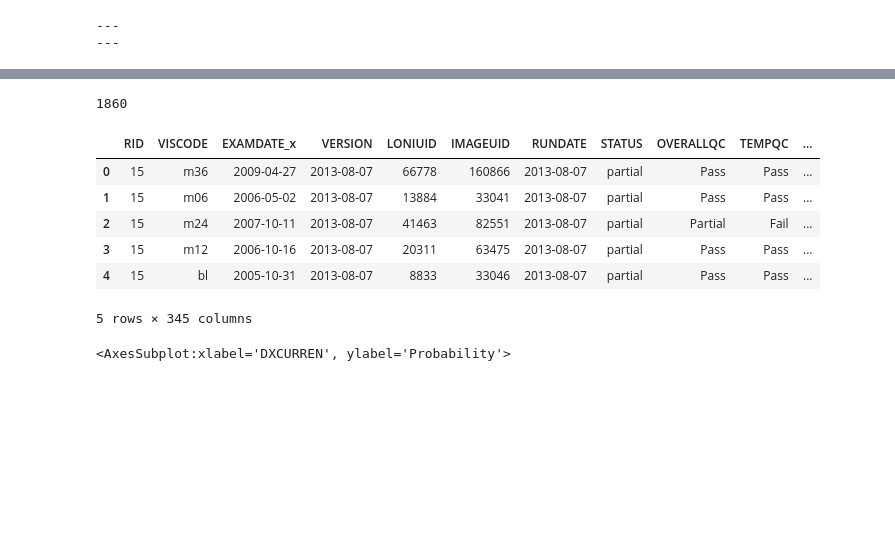
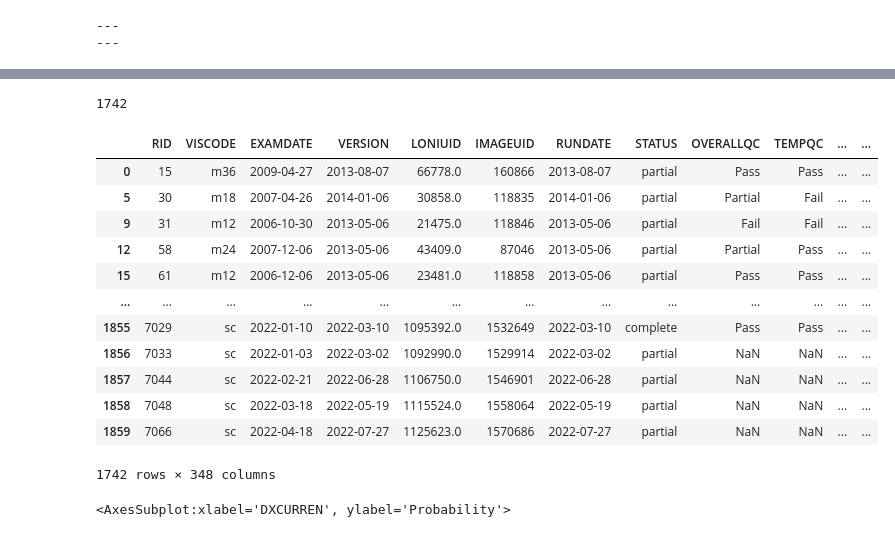
Before and after one commit to V1ncenttt/FYP-Alzheimer-Harmonisation, a Jupyter notebook: src/new_classifiers.ipynb, the cells around one changed output, grey strips where cells are left out. Saved outputs shown, nothing was run; the diff lists cells and outputs as text; code cells hidden in the pictures; blank space fills up the shorter version.

```diff
--- a/src/new_classifiers.ipynb
+++ b/src/new_classifiers.ipynb
@@ -80,17 +99,32 @@ img_dx3 = pd.merge(img_adni3, dx3[["VISCODE2", "RID", "DIAGNOSIS", "Phase"]], le
-# %%
-len(img_dx3)
-# %% [output]
-1860
-# %%
-img_dx1.head()
-# %% [output]
-|  | RID | VISCODE | EXAMDATE_x | VERSION | LONIUID | IMAGEUID | RUNDATE | STATUS | OVERALLQC | TEMPQC | ... |
-| 0 | 15 | m36 | 2009-04-27 | 2013-08-07 | 66778 | 160866 | 2013-08-07 | partial | Pass | Pass | ... |
-| 1 | 15 | m06 | 2006-05-02 | 2013-08-07 | 13884 | 33041 | 2013-08-07 | partial | Pass | Pass | ... |
-| 2 | 15 | m24 | 2007-10-11 | 2013-08-07 | 41463 | 82551 | 2013-08-07 | partial | Partial | Fail | ... |
-| 3 | 15 | m12 | 2006-10-16 | 2013-08-07 | 20311 | 63475 | 2013-08-07 | partial | Pass | Pass | ... |
-| 4 | 15 | bl | 2005-10-31 | 2013-08-07 | 8833 | 33046 | 2013-08-07 | partial | Pass | Pass | ... |
-5 rows × 345 columns
+# %%
+(img_dx1['PTID'].append(img_dx2go['PTID'].append(img_dx3['PTID']))).nunique()
+# %% [output]
+1742
+# %%
+img_dx1.rename(columns={"VISCODE": "VISCODE2"})
+img_dx2go.drop(["COLPROT"], inplace=True, axis=1)
+img_dx3.drop(["COLPROT"], inplace=True, axis=1)
+# %%
+img = img_dx1.append(img_dx2go.append(img_dx3))
+# %%
+firstvisits = ~img.duplicated(subset=['PTID'], keep='first')
+img = img.loc[firstvisits].copy()
+# %%
+img
+# %% [output]
+|  | RID | VISCODE | EXAMDATE | VERSION | LONIUID | IMAGEUID | RUNDATE | STATUS | OVERALLQC | TEMPQC | ... | ... |
+| 0 | 15 | m36 | 2009-04-27 | 2013-08-07 | 66778.0 | 160866 | 2013-08-07 | partial | Pass | Pass | ... | ... |
+| 5 | 30 | m18 | 2007-04-26 | 2014-01-06 | 30858.0 | 118835 | 2014-01-06 | partial | Partial | Fail | ... | ... |
+| 9 | 31 | m12 | 2006-10-30 | 2013-05-06 | 21475.0 | 118846 | 2013-05-06 | partial | Fail | Fail | ... | ... |
+| 12 | 58 | m24 | 2007-12-06 | 2013-05-06 | 43409.0 | 87046 | 2013-05-06 | partial | Partial | Pass | ... | ... |
+| 15 | 61 | m12 | 2006-12-06 | 2013-05-06 | 23481.0 | 118858 | 2013-05-06 | partial | Pass | Pass | ... | ... |
+| ... | ... | ... | ... | ... | ... | ... | ... | ... | ... | ... | ... | ... |
+| 1855 | 7029 | sc | 2022-01-10 | 2022-03-10 | 1095392.0 | 1532649 | 2022-03-10 | complete | Pass | Pass | ... | ... |
+| 1856 | 7033 | sc | 2022-01-03 | 2022-03-02 | 1092990.0 | 1529914 | 2022-03-02 | partial | NaN | NaN | ... | ... |
+| 1857 | 7044 | sc | 2022-02-21 | 2022-06-28 | 1106750.0 | 1546901 | 2022-06-28 | partial | NaN | NaN | ... | ... |
+| 1858 | 7048 | sc | 2022-03-18 | 2022-05-19 | 1115524.0 | 1558064 | 2022-05-19 | partial | NaN | NaN | ... | ... |
+| 1859 | 7066 | sc | 2022-04-18 | 2022-07-27 | 1125623.0 | 1570686 | 2022-07-27 | partial | NaN | NaN | ... | ... |
+1742 rows × 348 columns
 # %%
 
 sns.histplot(img_dx1['DXCURREN'].astype(str), stat='probability')
```
Also changed, not shown: parts of 5 cells of this notebook.
